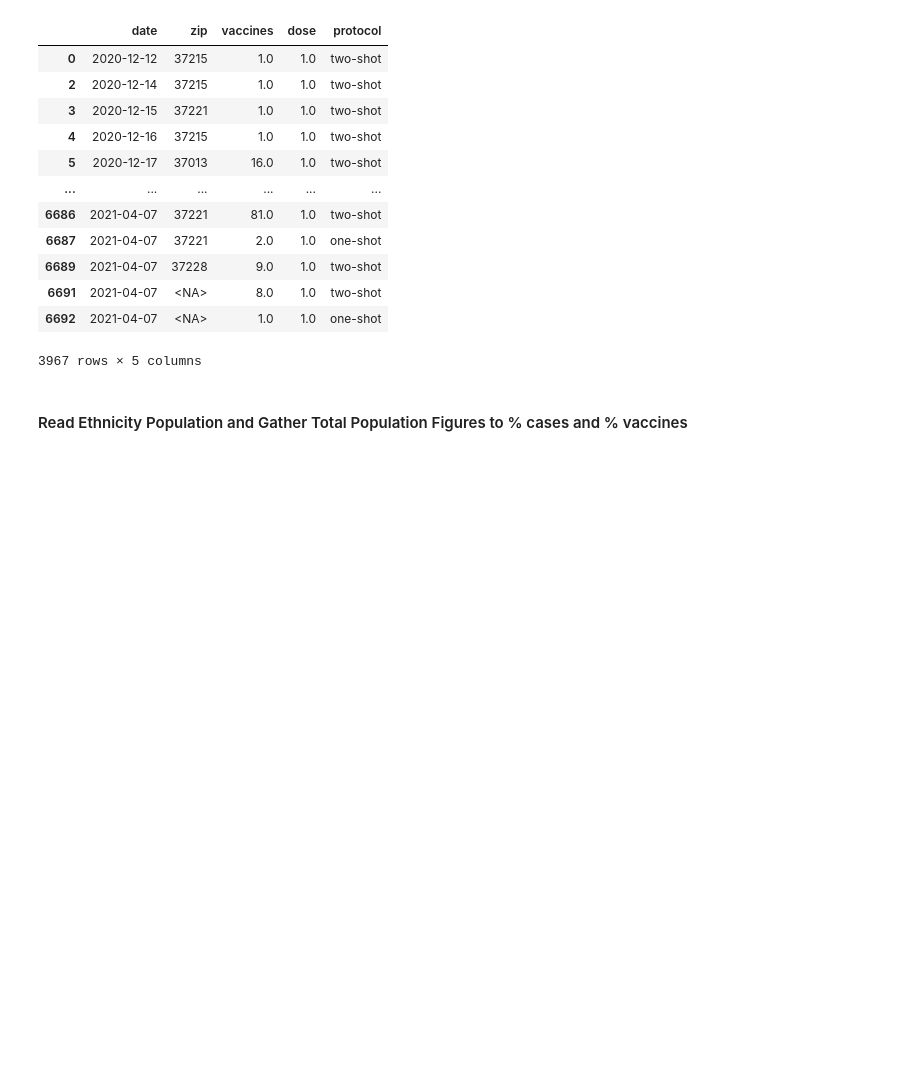
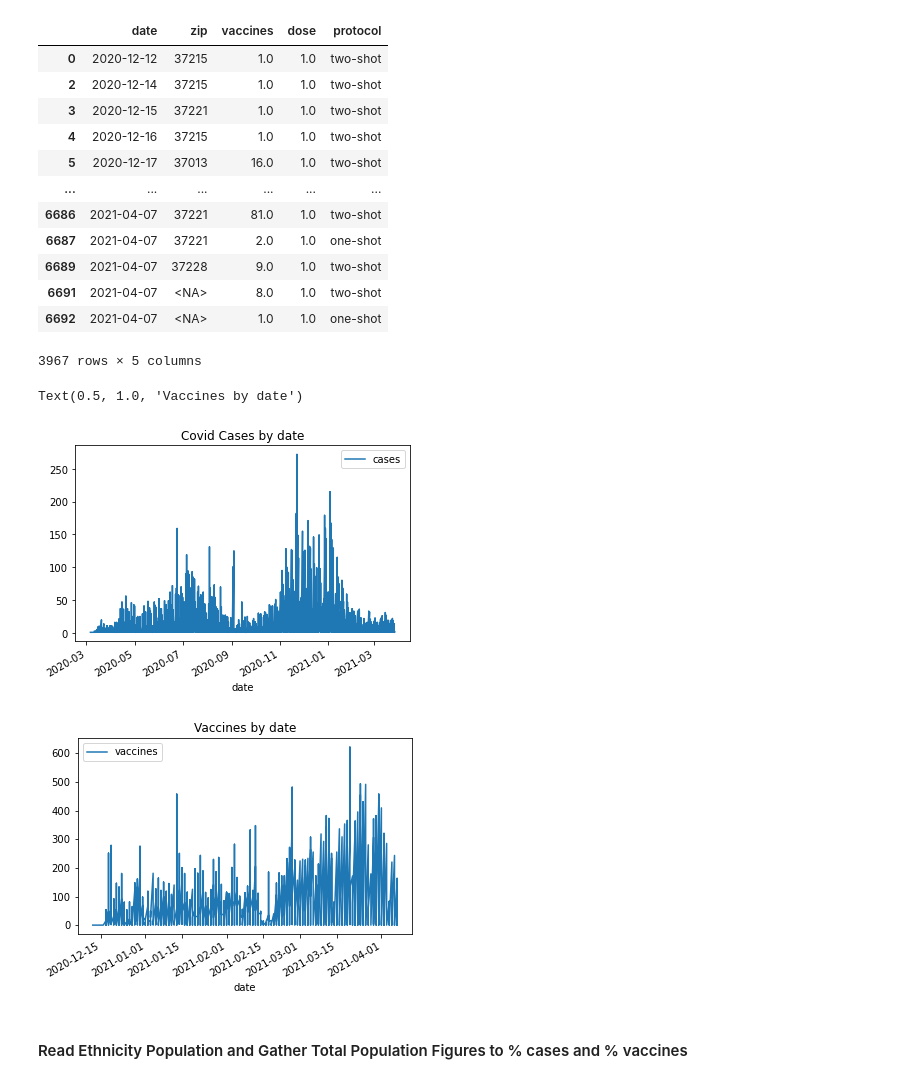
Before and after one commit to Engu12/nash-covid-cases-vaccines-honky_tonkin, a Jupyter notebook: notebook/EDA2.ipynb, the cells around one changed output. Saved outputs shown, nothing was run; the diff lists cells and outputs as text; code cells hidden in the pictures; blank space fills up the shorter version.

```diff
--- a/notebook/EDA2.ipynb
+++ b/notebook/EDA2.ipynb
@@ -130,6 +130,16 @@ vaccine_df
 | 6691 | 2021-04-07 | <NA> | 8.0 | 1.0 | two-shot |
 | 6692 | 2021-04-07 | <NA> | 1.0 | 1.0 | one-shot |
 3967 rows × 5 columns
+# %%
+covid_df.plot.line('date','cases')
+plt.title('Covid Cases by date')
+
+vaccine_df.plot.line('date','vaccines')
+plt.title('Vaccines by date')
+# %% [output]
+Text(0.5, 1.0, 'Vaccines by date')
+[figure, added]
+[figure, added]
 # %% [markdown]
 #### Read Ethnicity Population and Gather Total Population Figures to % cases and % vaccines
 # %%
```
Also changed, not shown: parts of 21 cells of this notebook, 1 other file.
